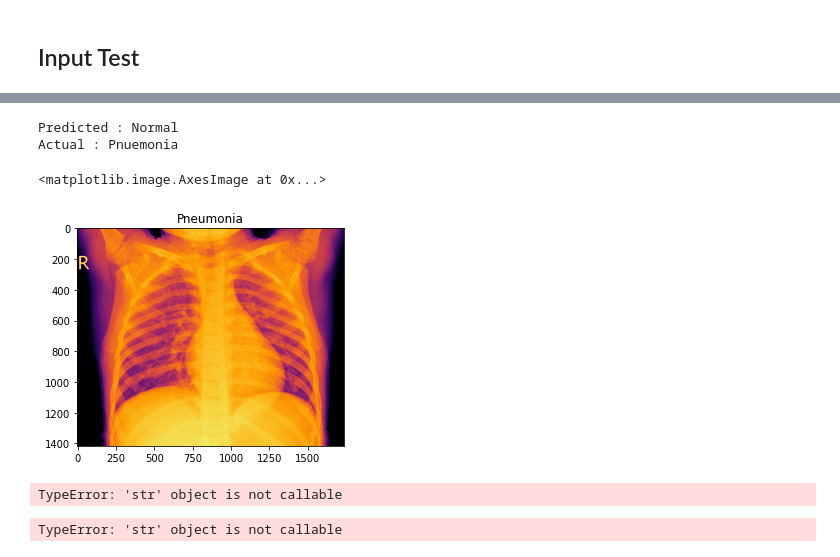
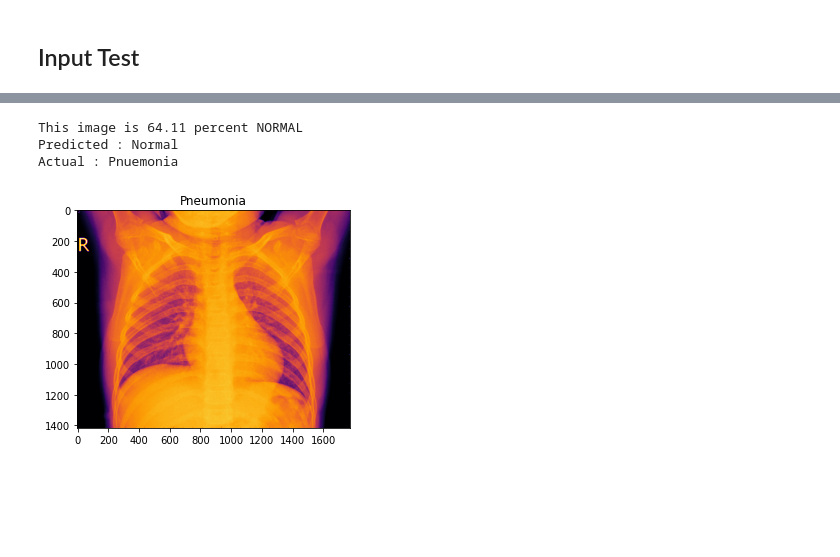
Before and after one commit to Cody-Freese/Pneumonia-Image-Classification, a Jupyter notebook: Project Notebook.ipynb, the cells around one changed output, grey strips where cells are left out. Cells and saved outputs as stored; diff of their text form; code cells hidden in the pictures; blank space fills up the shorter version.

Commit message:
Comment up, finish functions and prediction

```diff
--- a/Project Notebook.ipynb
+++ b/Project Notebook.ipynb
@@ -640,48 +673,10 @@ input_test
-# %%
-#Input Test
-
-pneumonia_or_not = random.randint(0,1)
-folder_str = ''
-if pneumonia_or_not == 0:
-    folder_str = '\\NORMAL\\'
-else:
-    folder_str = '\\PNEUMONIA\\'
-
-input_test = os.listdir(val_path + folder_str)
-random_index = random.randint(0,len(input_test))
-rand_img_path = val_path + folder_str + input_test[random_index]
-
-img = plt.imread(rand_img_path)
-img = cv2.resize(img, (img_width, img_height))
-img = np.dstack([img, img, img])
-img = img.astype('float32') / 255
-result = model.predict(np.expand_dims(tf.keras.preprocessing.image.img_to_array(img), axis = 0))
-
-if result[0][0] >0.5:
-  prediction = 'Pnuemonia'
-else:
-  prediction = 'Normal'
-
-print(f'Predicted : ' + prediction)
-print ('Actual : Pnuemonia')
-
-image = plt.imread(rand_img_path)
-plt.imshow(image)
-plt.title('Pneumonia')
-plt.imshow(image, cmap = 'inferno')
-# %% [output]
-Predicted : Normal
-Actual : Pnuemonia
-<matplotlib.image.AxesImage at 0x...>
-[figure, removed]
-# %%
-prediction('chest_xray/val/NORMAL/NORMAL2-IM-1431-0001')
-# %% [output]
-TypeError: 'str' object is not callable
-# %%
-prediction('chest_xray/val/PNEUMONIA/person1949_bacteria_4880')
-# %% [output]
-TypeError: 'str' object is not callable
+# %%
+prediction()
+# %% [output]
+This image is 64.11 percent NORMAL
+Predicted : Normal
+Actual : Pnuemonia
+[figure, added]
 # %%
 scores = model.evaluate(test_generator)
 print("Loss of the model: %.2f"%(scores[0]))
```
Also changed, not shown: parts of 19 cells of this notebook.
